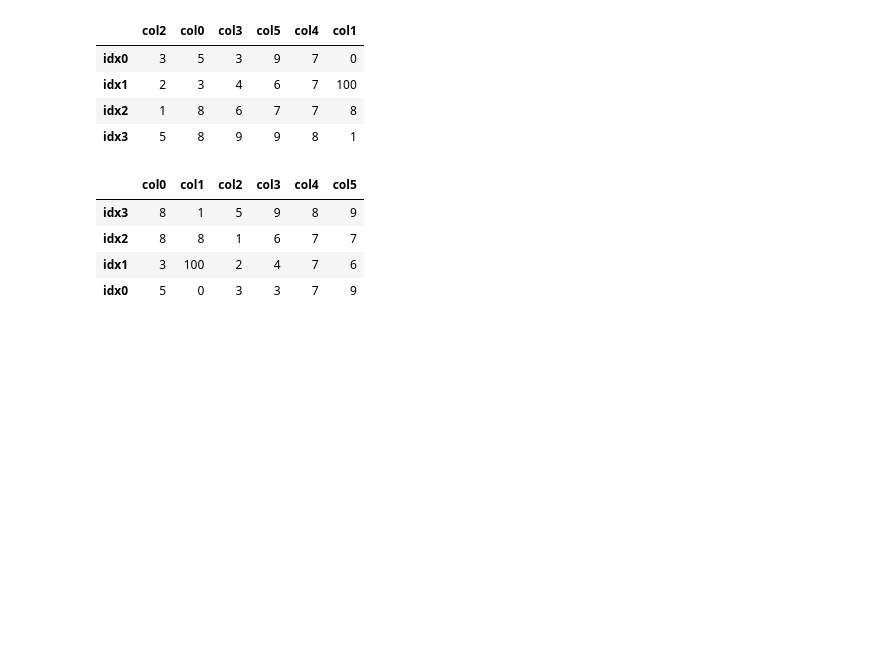
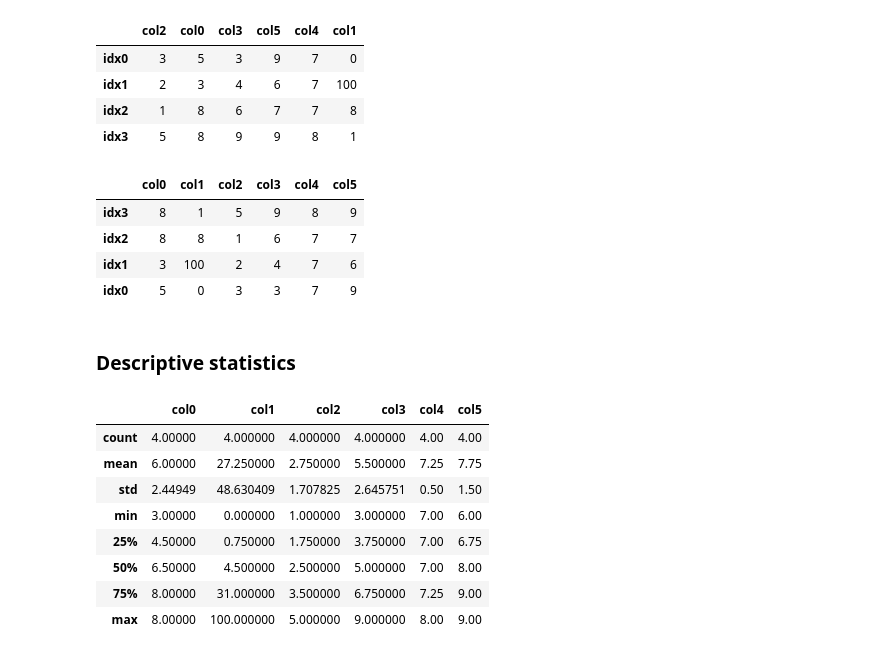
Before and after one commit to hc-sun/python-data-science, a Jupyter notebook: pandas.ipynb, the cells around one changed output. Saved outputs shown, nothing was run; the diff lists cells and outputs as text; code cells hidden in the pictures; blank space fills up the shorter version.

```diff
--- a/pandas.ipynb
+++ b/pandas.ipynb
@@ -240,3 +240,17 @@ df.sort_index(ascending=False)
 | idx2 | 8 | 8 | 1 | 6 | 7 | 7 |
 | idx1 | 3 | 100 | 2 | 4 | 7 | 6 |
 | idx0 | 5 | 0 | 3 | 3 | 7 | 9 |
+# %% [markdown]
+### Descriptive statistics
+# %%
+df.describe()
+# %% [output]
+|  | col0 | col1 | col2 | col3 | col4 | col5 |
+| count | 4.00000 | 4.000000 | 4.000000 | 4.000000 | 4.00 | 4.00 |
+| mean | 6.00000 | 27.250000 | 2.750000 | 5.500000 | 7.25 | 7.75 |
+| std | 2.44949 | 48.630409 | 1.707825 | 2.645751 | 0.50 | 1.50 |
+| min | 3.00000 | 0.000000 | 1.000000 | 3.000000 | 7.00 | 6.00 |
+| 25% | 4.50000 | 0.750000 | 1.750000 | 3.750000 | 7.00 | 6.75 |
+| 50% | 6.50000 | 4.500000 | 2.500000 | 5.000000 | 7.00 | 8.00 |
+| 75% | 8.00000 | 31.000000 | 3.500000 | 6.750000 | 7.25 | 9.00 |
+| max | 8.00000 | 100.000000 | 5.000000 | 9.000000 | 8.00 | 9.00 |
```
Also changed, not shown: parts of 12 cells of this notebook.
